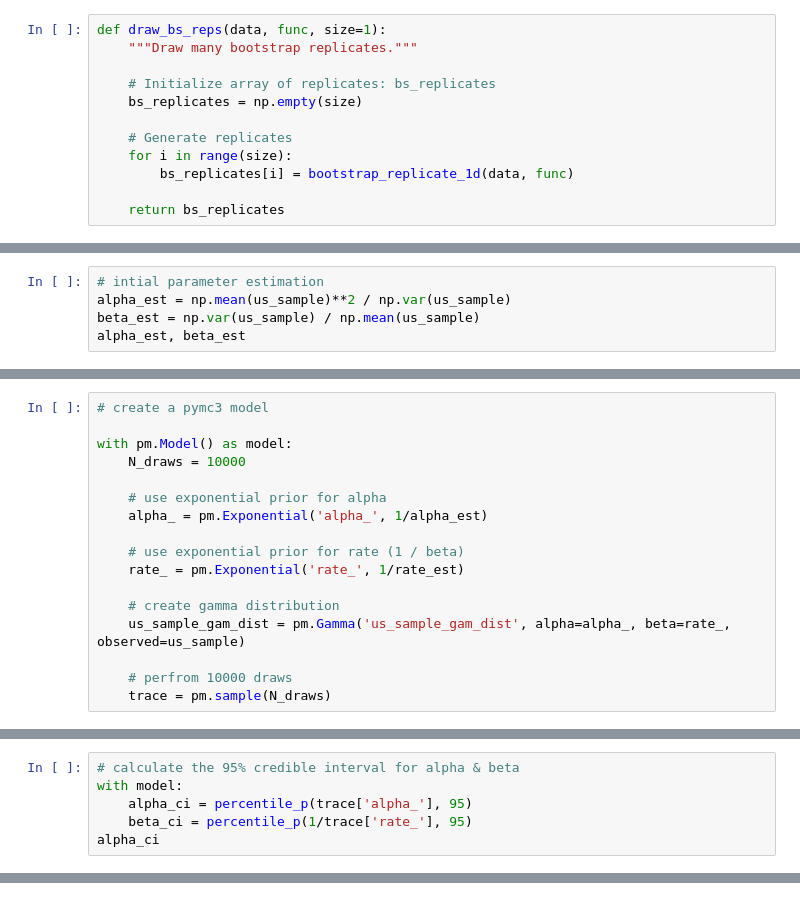
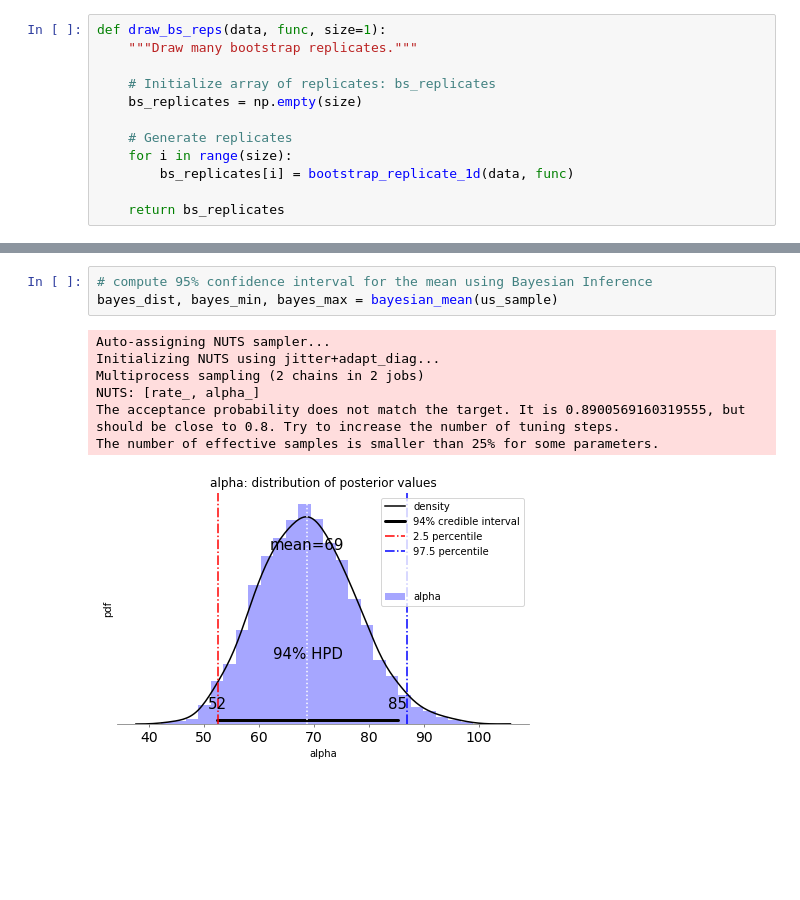
Before and after one commit to AHalarewicz/StudentLoanData, a Jupyter notebook: statistics.ipynb, the cells around one changed output, grey strips where cells are left out. Cells and saved outputs as stored; diff of their text form; blank space fills up the shorter version.

```diff
--- a/statistics.ipynb
+++ b/statistics.ipynb
@@ -186,5 +101,0 @@ n_us_sample = len(us_sample)
-# %%
-# intial parameter estimation
-alpha_est = np.mean(us_sample)**2 / np.var(us_sample)
-beta_est = np.var(us_sample) / np.mean(us_sample)
-alpha_est, beta_est
@@ -199,17 +101,0 @@ alpha_est, rate_est
-# %%
-# create a pymc3 model
-
-with pm.Model() as model:
-    N_draws = 10000
-
-    # use exponential prior for alpha
-    alpha_ = pm.Exponential('alpha_', 1/alpha_est)
-
-    # use exponential prior for rate (1 / beta)
-    rate_ = pm.Exponential('rate_', 1/rate_est)
-
-    # create gamma distribution
-    us_sample_gam_dist = pm.Gamma('us_sample_gam_dist', alpha=alpha_, beta=rate_, observed=us_sample)
-
-    # perfrom 10000 draws
-    trace = pm.sample(N_draws)
@@ -222,6 +101,0 @@ The number of effective samples is smaller than 25% for some parameters.
-# %%
-# calculate the 95% credible interval for alpha & beta
-with model:
-    alpha_ci = percentile_p(trace['alpha_'], 95)
-    beta_ci = percentile_p(1/trace['rate_'], 95)
-alpha_ci
@@ -260,0 +219,11 @@ plt.show()
+# %%
+# compute 95% confidence interval for the mean using Bayesian Inference
+bayes_dist, bayes_min, bayes_max = bayesian_mean(us_sample)
+# %% [output]
+Auto-assigning NUTS sampler...
+Initializing NUTS using jitter+adapt_diag...
+Multiprocess sampling (2 chains in 2 jobs)
+NUTS: [rate_, alpha_]
+The acceptance probability does not match the target. It is 0.8900569160319555, but should be close to 0.8. Try to increase the number of tuning steps.
+The number of effective samples is smaller than 25% for some parameters.
+[figure, added]
```
Also changed, not shown: parts of 35 cells of this notebook.
